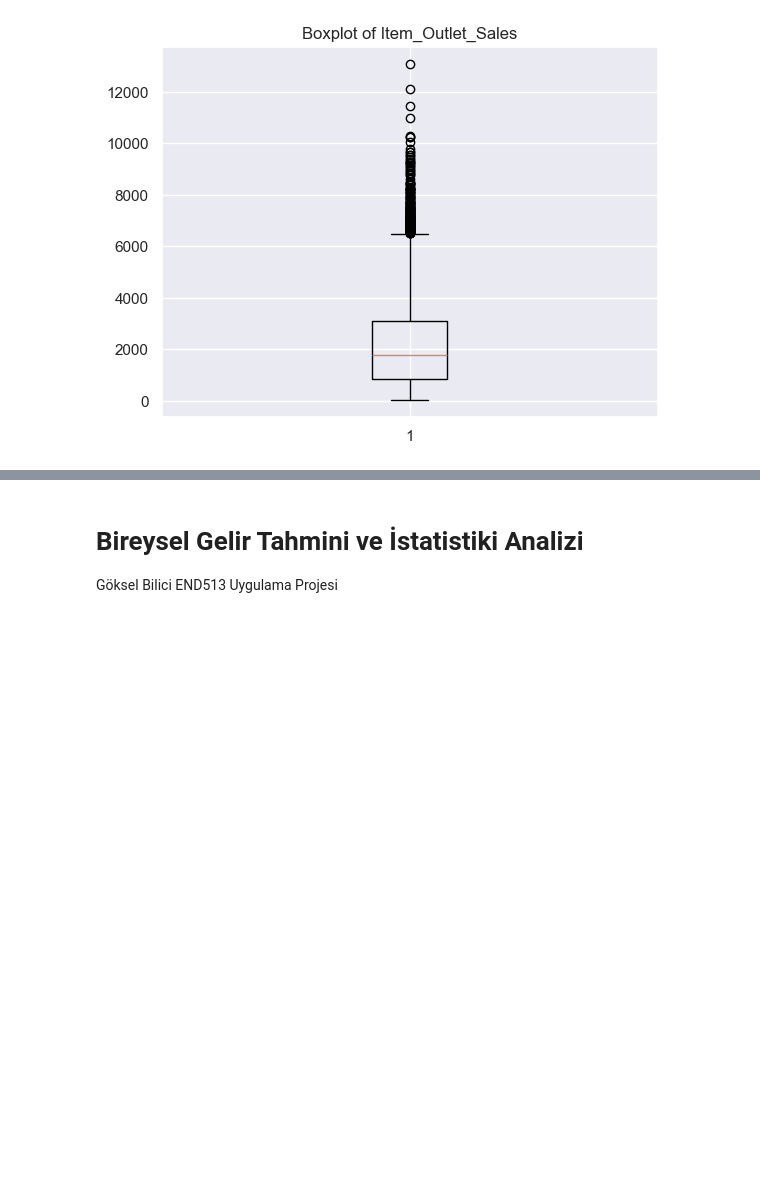
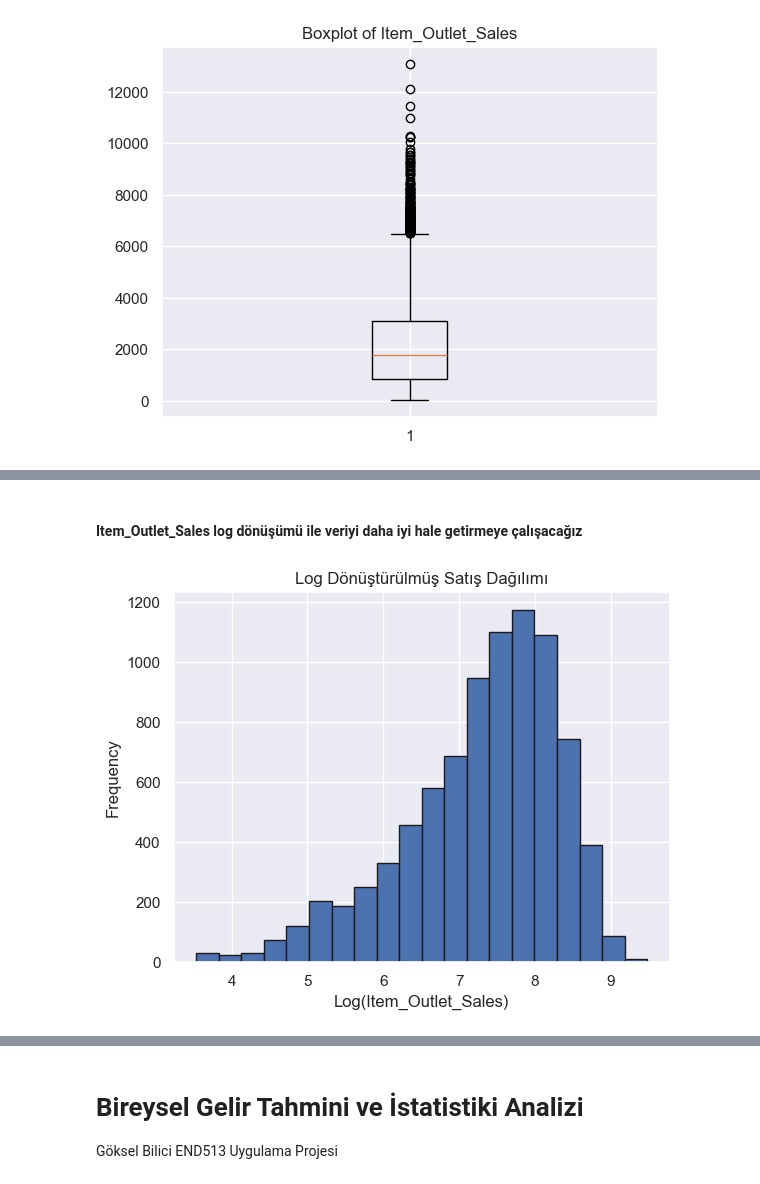
Before and after one commit to gokselbilici/advanced_stats, a Jupyter notebook: Göksel Bilici END513 Proje Bireysel Gider.ipynb, the cells around one changed output, grey strips where cells are left out. Drawn from its saved outputs; the diff is of its cells as text; code cells hidden in the pictures; blank space fills up the shorter version.

```diff
--- a/Göksel Bilici END513 Proje Bireysel Gider.ipynb
+++ b/Göksel Bilici END513 Proje Bireysel Gider.ipynb
@@ -555,11 +853,0 @@ Test Statistic: 1.0, P-value: 0.0
-# %%
-from scipy.stats import zscore
-
-# Perform the normality test column by column by standardizing it first
-for col in data_analyze.columns:
-    if is_numeric_dtype(data_analyze[col]):  # Check if the column is numeric
-        data = data_analyze[col].dropna()
-        standardized_data = zscore(data)  # Standardize the data
-        test_stat, p_value = kstest(standardized_data, 'norm')
-        print(f"Column: {col}")
-        print(f"Test Statistic: {test_stat}, P-value: {p_value}\n")
@@ -580,10 +853,0 @@ Test Statistic: 0.10403964034861879, P-value: 9.051884119094557e-81
-# %%
-import scipy.stats as stats
-
-# Perform the Jarque-Bera test column by column
-for col in data_analyze.columns:
-    if is_numeric_dtype(data_analyze[col]):  # Check if the column is numeric
-        data = data_analyze[col].dropna()  # Drop NaN values to avoid errors
-        test_stat, p_value = stats.jarque_bera(data)  # Perform the Jarque-Bera test
-        print(f"Column: {col}")
-        print(f"Jarque-Bera Test Statistic: {test_stat}, P-value: {p_value}\n")
@@ -735,0 +856,14 @@ Reject H0: The data does not follow the normal distribution.
+# %%
+# Tüm numerik kolonlar için Z-skorları hesaplama ve dışa düşenleri işaretleme
+numeric_columns = data_analyze.select_dtypes(include=['float64', 'int64']).columns
+
+for col in numeric_columns:
+    # Z-skorlarını hesapla
+    data_analyze[f'z_scores_{col}'] = zscore(data_analyze[col].dropna())
+
+    # Dışa düşen verileri tespit et
+    outliers = data_analyze[(data_analyze[f'z_scores_{col}'] > 3) | (data_analyze[f'z_scores_{col}'] < -3)]
+
+    print(f"Column: {col}")
+    print(f"Number of outliers: {len(outliers)}")
+    print(outliers[[col]].head(), "\n")
@@ -735,0 +952,14 @@ Reject H0: The data does not follow the normal distribution.
+# %% [markdown]
+#### Item_Outlet_Sales log dönüşümü ile veriyi daha iyi hale getirmeye çalışacağız
+# %%
+# Logaritmik dönüşüm
+data_analyze['Log_Item_Outlet_Sales'] = np.log1p(data_analyze['Item_Outlet_Sales'])  # log(1 + x) dönüşümü
+
+# Dağılımı görselleştirme
+plt.hist(data_analyze['Log_Item_Outlet_Sales'], bins=20, edgecolor='k')
+plt.title("Log Dönüştürülmüş Satış Dağılımı")
+plt.xlabel("Log(Item_Outlet_Sales)")
+plt.ylabel("Frequency")
+plt.show()
+# %% [output]
+[figure, added]
```
Also changed, not shown: parts of 110 cells of this notebook, 1 other file.
